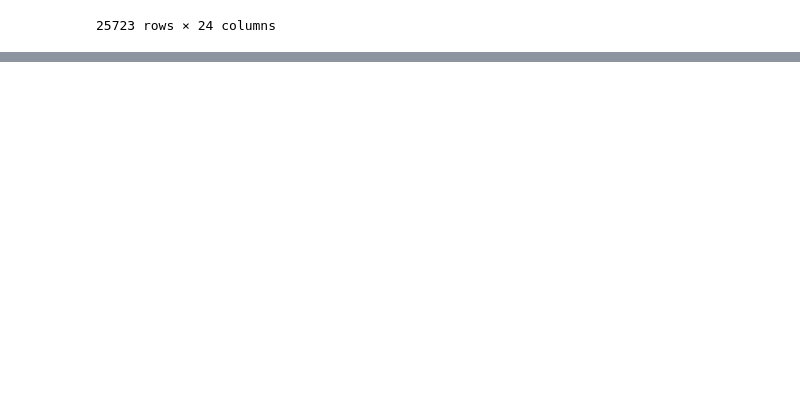
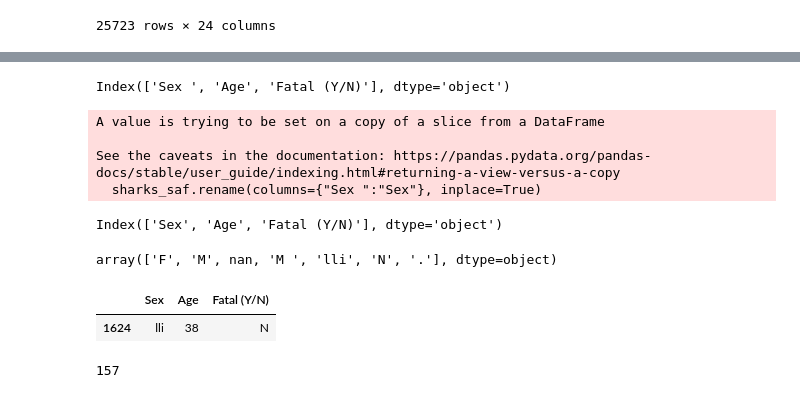
Before and after one commit to emmacunill/project_em, a Jupyter notebook: sharks_df.ipynb, the cells around one changed output, grey strips where cells are left out. Cells and saved outputs as stored; diff of their text form; code cells hidden in the pictures; blank space fills up the shorter version.

```diff
--- a/sharks_df.ipynb
+++ b/sharks_df.ipynb
@@ -374,0 +490,28 @@ sharks.rename(columns={"Species ":"Species"})
+# %%
+sharks_saf.columns
+# %% [output]
+Index(['Sex ', 'Age', 'Fatal (Y/N)'], dtype='object')
+# %%
+sharks_saf.rename(columns={"Sex ":"Sex"}, inplace=True)
+# %% [output]
+A value is trying to be set on a copy of a slice from a DataFrame
+
+See the caveats in the documentation: https://pandas.pydata.org/pandas-docs/stable/user_guide/indexing.html#returning-a-view-versus-a-copy
+  sharks_saf.rename(columns={"Sex ":"Sex"}, inplace=True)
+# %%
+sharks_saf.columns
+# %% [output]
+Index(['Sex', 'Age', 'Fatal (Y/N)'], dtype='object')
+# %%
+sharks_saf["Sex"].unique()
+# %% [output]
+array(['F', 'M', nan, 'M ', 'lli', 'N', '.'], dtype=object)
+# %%
+sharks_saf[sharks_saf["Sex"] == "lli"]
+# %% [output]
+|  | Sex | Age | Fatal (Y/N) |
+| 1624 | lli | 38 | N |
+# %%
+sharks_saf["Age"].nunique()
+# %% [output]
+157
```
Also changed, not shown: parts of 10 cells of this notebook, 7 other files.
